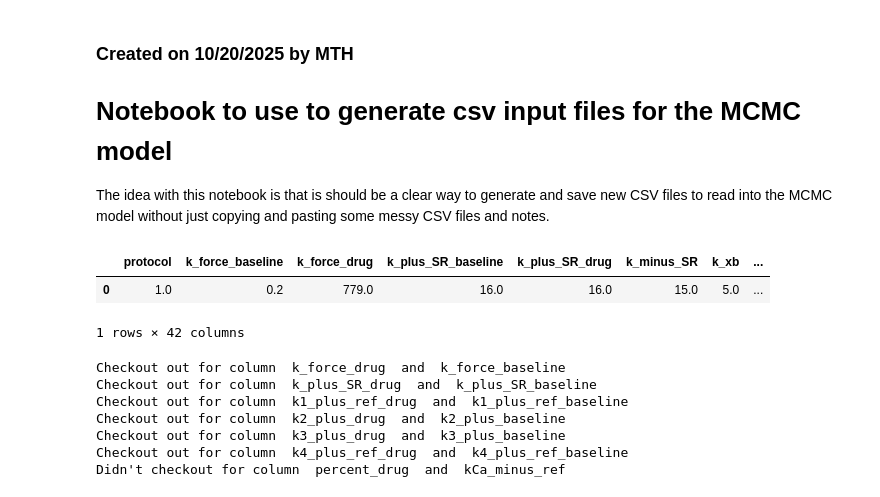
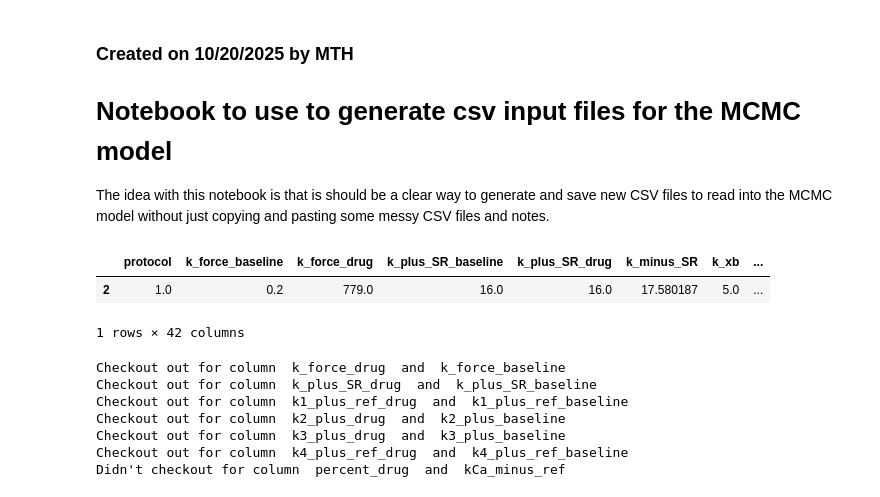
Before and after one commit to marcushock/dATP_multiscale_modeling, a Jupyter notebook: Misc_notebooks/parameter_input_generator.ipynb, the cells around one changed output. Cells and saved outputs as stored; diff of their text form; code cells hidden in the pictures.

```diff
--- a/Misc_notebooks/parameter_input_generator.ipynb
+++ b/Misc_notebooks/parameter_input_generator.ipynb
@@ -27,25 +27,25 @@ import helper_functions as hf
 # %%
 parameter_set_ABC = pd.read_csv('/crucial/modified_MCMC/dATP_multiscale_modeling/MCMC_simulation_results/2025-09-25_1038/baseline_parameter_set_10132025.csv', comment = '#',
     nrows = 3,
     skipinitialspace = True)
 
 parameter_set_ABC
 
 parameter_set_ABC.rename(columns= {"K_SS":"k_plus_SS"}, inplace = True)
 
 parameter_set_ABC['k_plus_SS'] = 0.02
-parameter_set_ABC['k_minus_SS'] = 3.59 / parameter_set_ABC['k_plus_SS']
+parameter_set_ABC['k_minus_SS'] = parameter_set_ABC['k_plus_SS'] / 3.59
 
 parameter_set_ABC['K_D'] = 0.5934
 parameter_set_ABC['coop_N'] = 1.0
 
 
-previous_csv = parameter_set_ABC.iloc[0, :].to_frame().T
+previous_csv = parameter_set_ABC.iloc[2, :].to_frame().T
 
 previous_csv
 # %% [output]
 |  | protocol | k_force_baseline | k_force_drug | k_plus_SR_baseline | k_plus_SR_drug | k_minus_SR | k_xb | ... |
-| 0 | 1.0 | 0.2 | 779.0 | 16.0 | 16.0 | 15.0 | 5.0 | ... |
+| 2 | 1.0 | 0.2 | 779.0 | 16.0 | 16.0 | 17.580187 | 5.0 | ... |
 1 rows × 42 columns
 # %%
 
```
Also changed, not shown: parts of 2 cells of this notebook.
